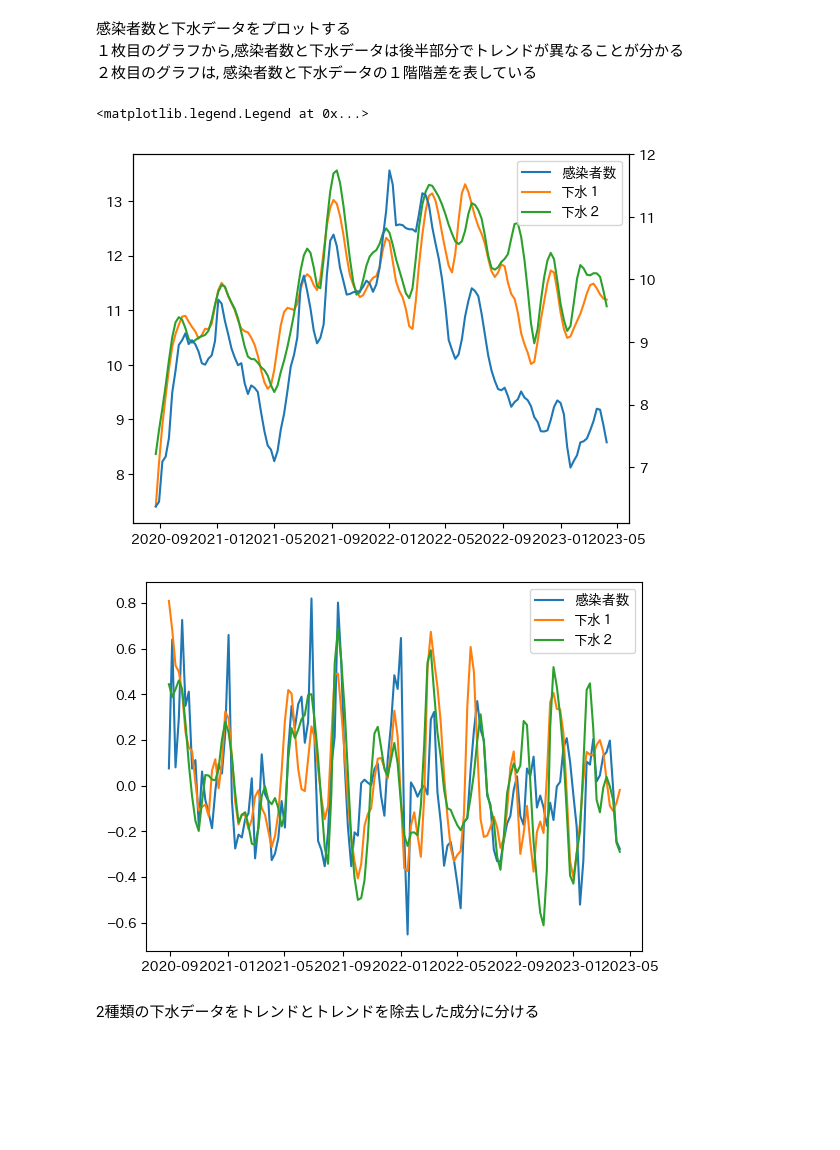
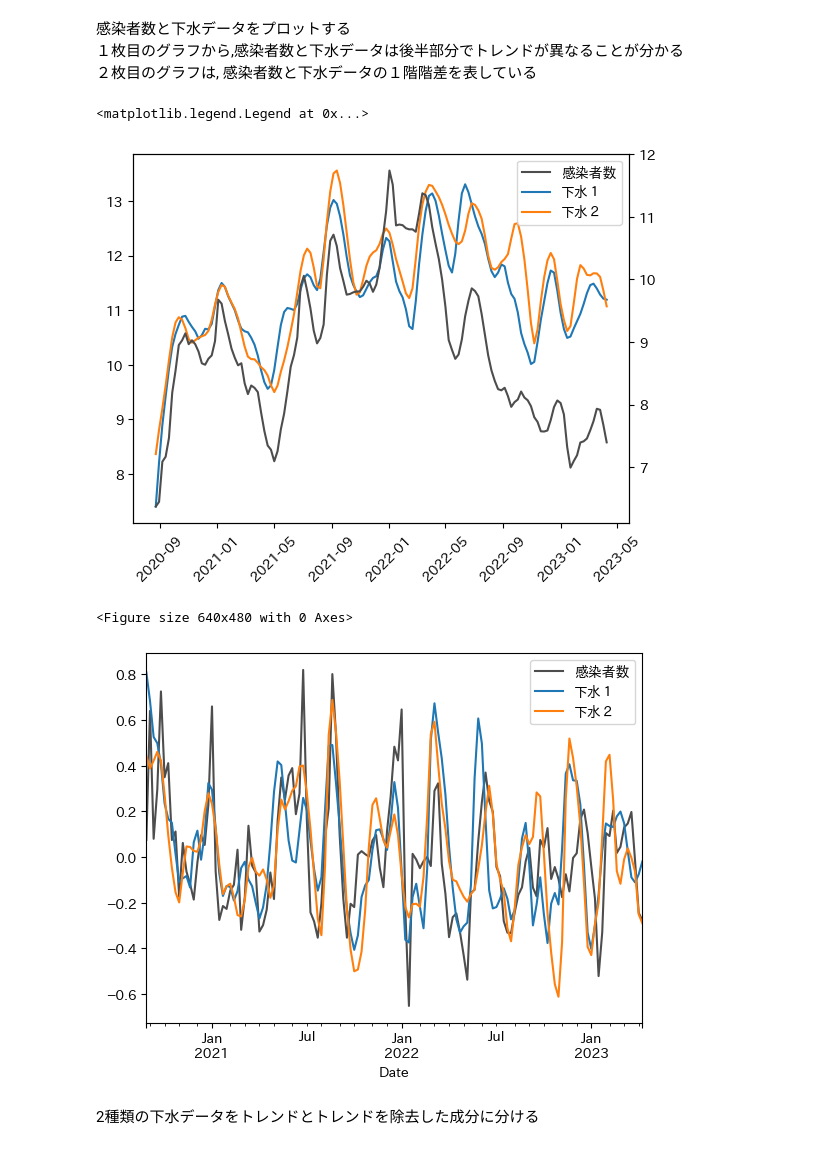
Before and after one commit to mk3854/mk_research, a Jupyter notebook: main.ipynb, the cells around one changed output. Drawn from its saved outputs; the diff is of its cells as text; code cells hidden in the pictures; blank space fills up the shorter version.

```diff
--- a/main.ipynb
+++ b/main.ipynb
@@ -138,22 +118,24 @@ data_RNA
  ２枚目のグラフは, 感染者数と下水データの１階階差を表している
 # %%
 plt.figure()
-lns1=plt.plot(data_RNA.loc[:,["spl_S"]], color="tab:orange", label="下水１")
-lns2=plt.plot(data_RNA.loc[:,["spl_D"]], color="tab:green", label="下水２")
+lns1=plt.plot(data_RNA.loc[:,["spl_S"]], color="tab:blue", label="下水１")
+lns2=plt.plot(data_RNA.loc[:,["spl_D"]], color="tab:orange", label="下水２")
+plt.xticks(rotation=45)
 plt.twinx()
-lns3=plt.plot(data_RNA.loc[:,["Case"]], label="感染者数")
+lns3=plt.plot(data_RNA.loc[:,["Case"]], color="0.3", label="感染者数")
 lns = lns3+lns1+lns2
 labs = [l.get_label() for l in lns]
-
+plt.xticks(rotation=45)
 plt.legend(lns, labs)
 
 plt.figure()
-plt.plot(data_RNA.loc[:,["Case", "spl_S", "spl_D"]].diff()[1:])
+(data_RNA.loc[:,["Case", "spl_S", "spl_D"]].diff()[1:]).plot(color=["0.3","tab:blue","tab:orange"])
 plt.legend(labs)
 # %% [output]
 <matplotlib.legend.Legend at 0x...>
-[figure, old version]
+[figure, new version]
+<Figure size 640x480 with 0 Axes>
-[figure, old version]
+[figure, new version]
 # %% [markdown]
 2種類の下水データをトレンドとトレンドを除去した成分に分ける
 # %%
```
Also changed, not shown: parts of 37 cells of this notebook.
